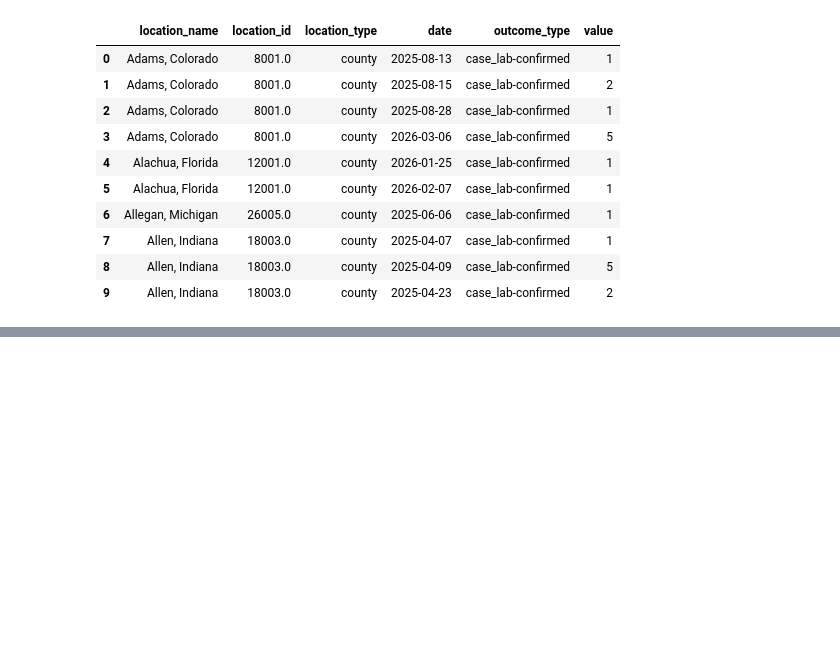
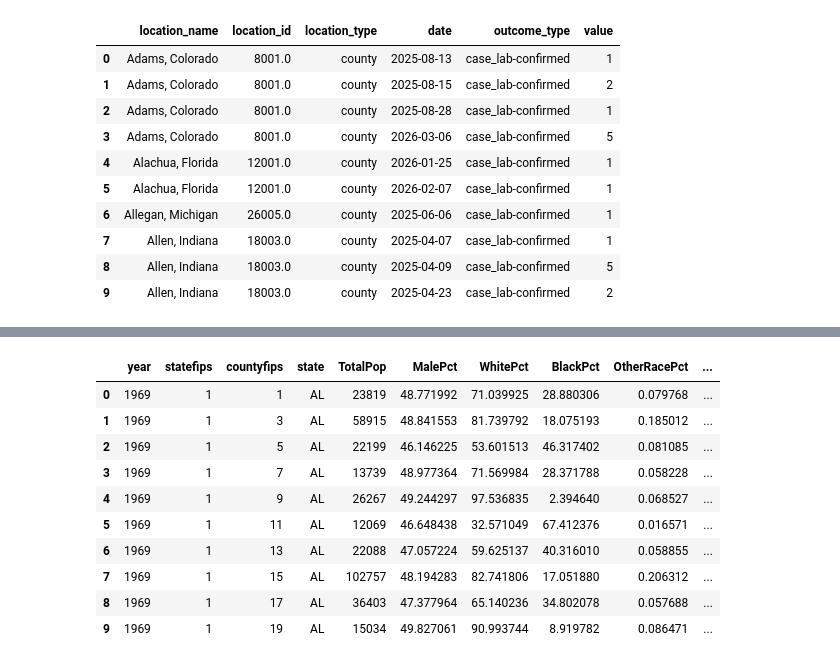
Before and after one commit to Megan-Chastain1/Measles_Early_Warning, a Jupyter notebook: Notebook/Measles.ipynb, the cells around one changed output, grey strips where cells are left out. Saved outputs shown, nothing was run; the diff lists cells and outputs as text; code cells hidden in the pictures; blank space fills up the shorter version.

Commit message:
join datasets

```diff
--- a/Notebook/Measles.ipynb
+++ b/Notebook/Measles.ipynb
@@ -59,0 +81,20 @@ measles.head(10)
+# %%
+# Load  dataset
+census = pd.read_csv("../data/county_demographics.csv")
+columns = [
+    "year","statefips","countyfips","state","TotalPop","MalePct","WhitePct","BlackPct","OtherRacePct","ChildrenPct","AdultPct","SeniorPct","location_id","county_name","state_abb","state_code","county_code",
+]
+
+census.head(10)
+# %% [output]
+|  | year | statefips | countyfips | state | TotalPop | MalePct | WhitePct | BlackPct | OtherRacePct | ... |
+| 0 | 1969 | 1 | 1 | AL | 23819 | 48.771992 | 71.039925 | 28.880306 | 0.079768 | ... |
+| 1 | 1969 | 1 | 3 | AL | 58915 | 48.841553 | 81.739792 | 18.075193 | 0.185012 | ... |
+| 2 | 1969 | 1 | 5 | AL | 22199 | 46.146225 | 53.601513 | 46.317402 | 0.081085 | ... |
+| 3 | 1969 | 1 | 7 | AL | 13739 | 48.977364 | 71.569984 | 28.371788 | 0.058228 | ... |
+| 4 | 1969 | 1 | 9 | AL | 26267 | 49.244297 | 97.536835 | 2.394640 | 0.068527 | ... |
+| 5 | 1969 | 1 | 11 | AL | 12069 | 46.648438 | 32.571049 | 67.412376 | 0.016571 | ... |
+| 6 | 1969 | 1 | 13 | AL | 22088 | 47.057224 | 59.625137 | 40.316010 | 0.058855 | ... |
+| 7 | 1969 | 1 | 15 | AL | 102757 | 48.194283 | 82.741806 | 17.051880 | 0.206312 | ... |
+| 8 | 1969 | 1 | 17 | AL | 36403 | 47.377964 | 65.140236 | 34.802078 | 0.057688 | ... |
+| 9 | 1969 | 1 | 19 | AL | 15034 | 49.827061 | 90.993744 | 8.919782 | 0.086471 | ... |
```
Also changed, not shown: parts of 10 cells of this notebook, 1 other file.
